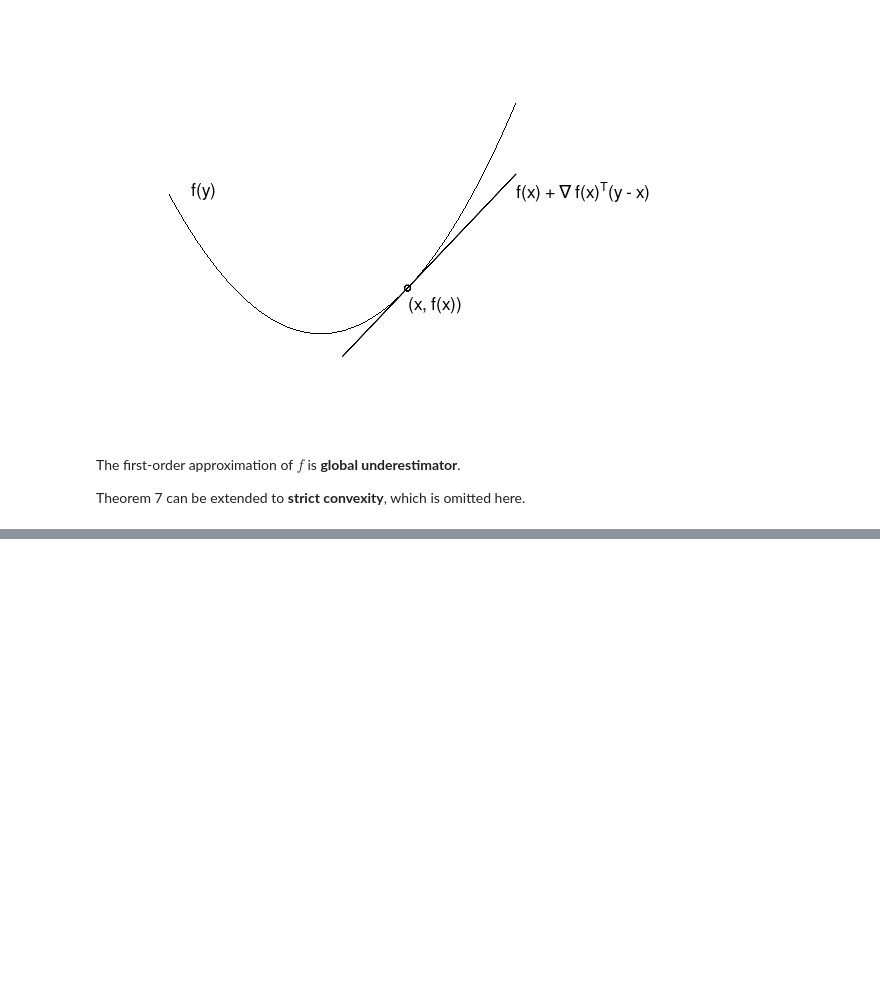
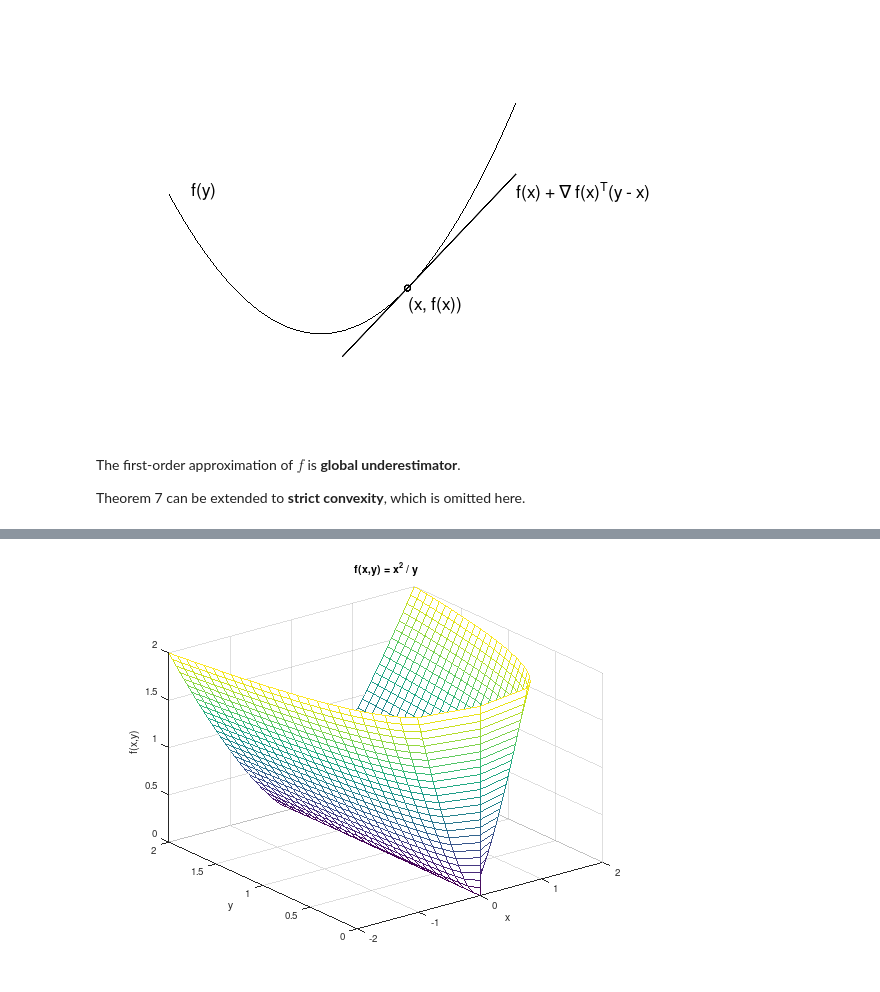
Before and after one commit to siko1056/optim-2021, a Jupyter notebook: jupyter/nlo-lecture-05-convex_functions.ipynb, the cells around one changed output, grey strips where cells are left out. Drawn from its saved outputs; the diff is of its cells as text; code cells hidden in the pictures; blank space fills up the shorter version.

```diff
--- a/jupyter/nlo-lecture-05-convex_functions.ipynb
+++ b/jupyter/nlo-lecture-05-convex_functions.ipynb
@@ -437,0 +501,15 @@ for all $x,y \in X$.
+# %%
+% Following equivalent to (x,y,z := x^2/y) for plotting.
+[y, z] = meshgrid (0:.08:2);
+x = sqrt(y.*z);
+f = @(y, z) sqrt (x .* z);
+mesh (f(y,z), y, z);
+hold on;
+mesh (-f(y,z), y, z);
+grid on;
+xlabel ('x');
+ylabel ('y');
+zlabel ('f(x,y)');
+title ('f(x,y) = x^2 / y');
+# %% [output]
+[figure, added]
```
Also changed, not shown: parts of 5 cells of this notebook, 7 other files.
